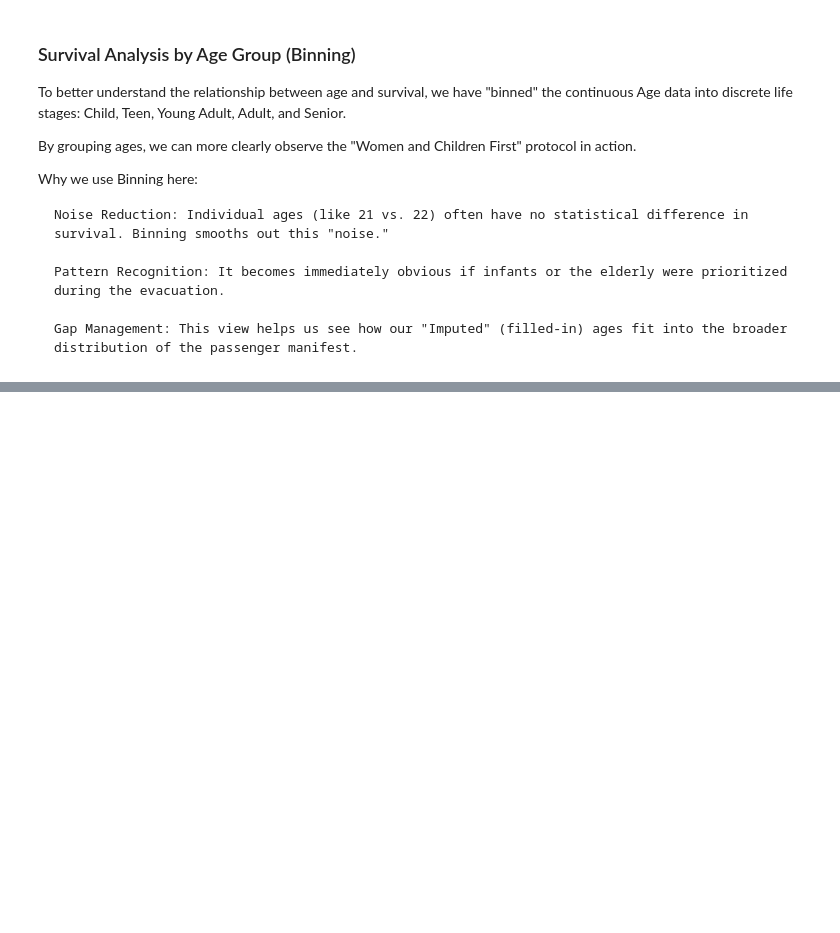
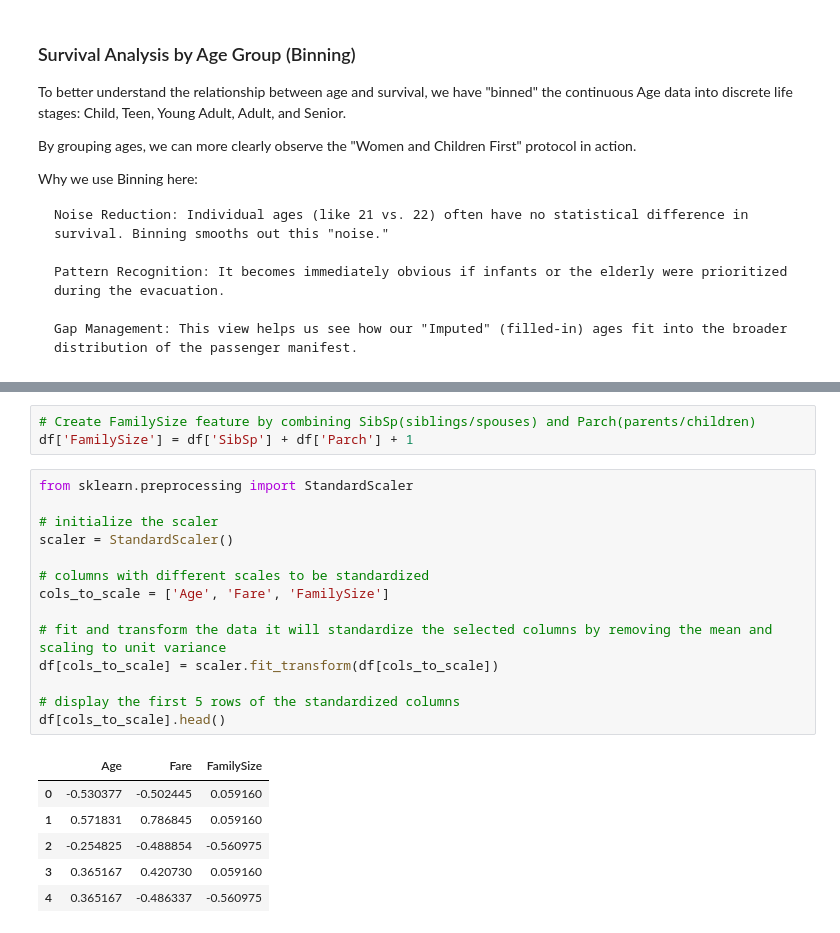
Before and after one commit to samwaseee/Machine-Learning, a Jupyter notebook: notebooks/titanic_exploration_and_cleaning.ipynb, the cells around one changed output, grey strips where cells are left out. Drawn from its saved outputs; the diff is of its cells as text; blank space fills up the shorter version.

```diff
--- a/notebooks/titanic_exploration_and_cleaning.ipynb
+++ b/notebooks/titanic_exploration_and_cleaning.ipynb
@@ -97,0 +158,24 @@ plt.show()
+# %%
+# Create FamilySize feature by combining SibSp(siblings/spouses) and Parch(parents/children)
+df['FamilySize'] = df['SibSp'] + df['Parch'] + 1
+# %%
+from sklearn.preprocessing import StandardScaler
+
+# initialize the scaler
+scaler = StandardScaler()
+
+# columns with different scales to be standardized
+cols_to_scale = ['Age', 'Fare', 'FamilySize']
+
+# fit and transform the data it will standardize the selected columns by removing the mean and scaling to unit variance
+df[cols_to_scale] = scaler.fit_transform(df[cols_to_scale])
+
+# display the first 5 rows of the standardized columns
+df[cols_to_scale].head()
+# %% [output]
+|  | Age | Fare | FamilySize |
+| 0 | -0.530377 | -0.502445 | 0.059160 |
+| 1 | 0.571831 | 0.786845 | 0.059160 |
+| 2 | -0.254825 | -0.488854 | -0.560975 |
+| 3 | 0.365167 | 0.420730 | 0.059160 |
+| 4 | 0.365167 | -0.486337 | -0.560975 |
```
Also changed, not shown: parts of 11 cells of this notebook.
